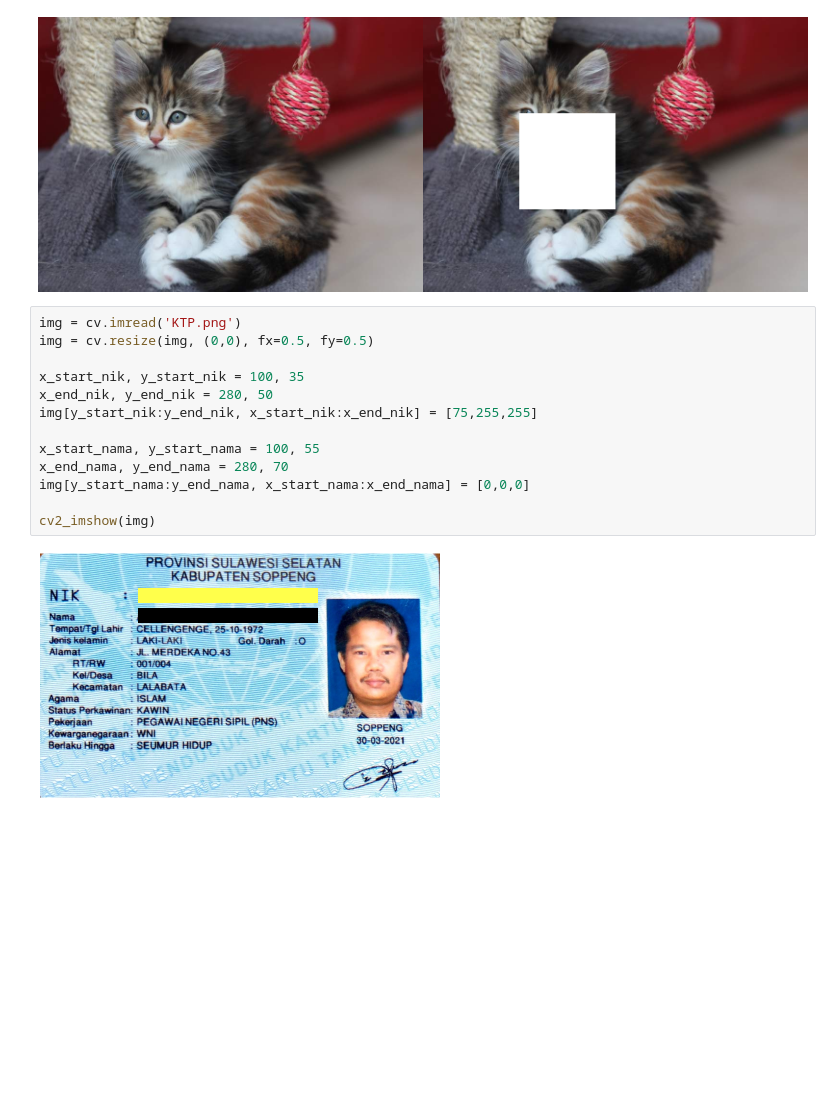
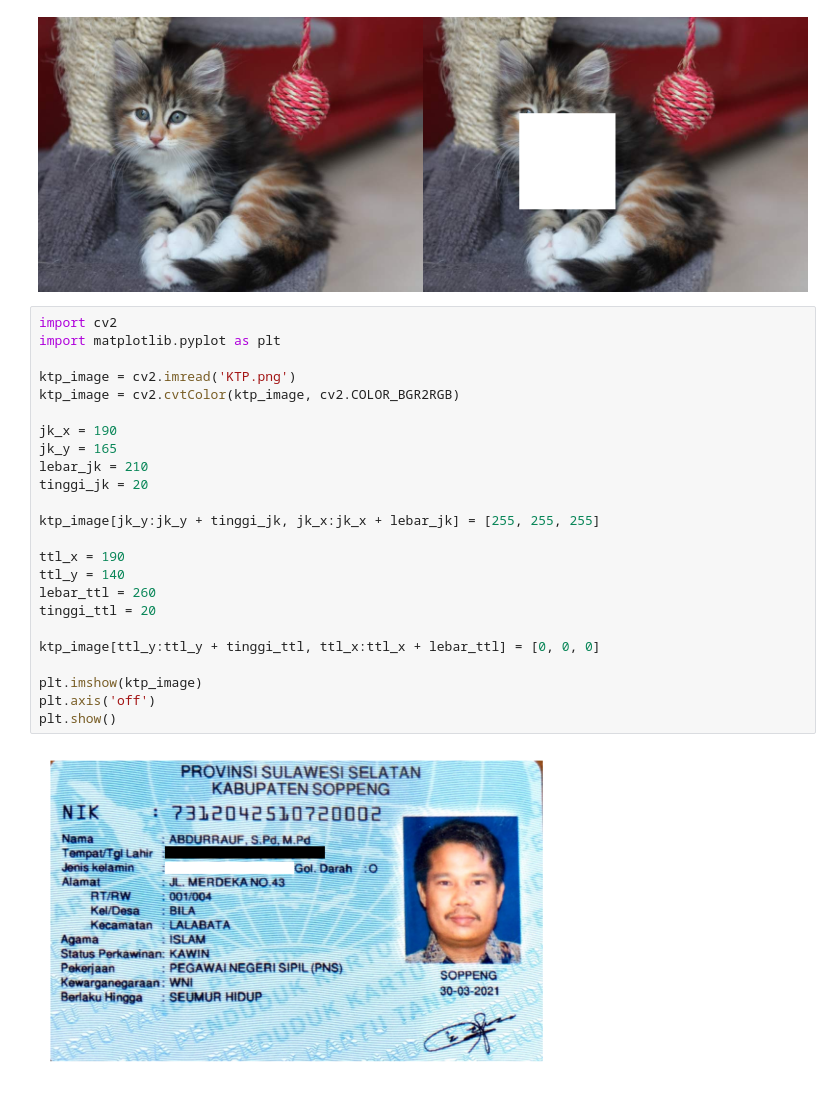
Before and after one commit to patriciaanggraeni/PCVK_Ganjil_2023, a Jupyter notebook: week_01.ipynb, the cells around one changed output. Cells and saved outputs as stored; diff of their text form; blank space fills up the shorter version.

```diff
--- a/week_01.ipynb
+++ b/week_01.ipynb
@@ -120,18 +120,29 @@ final_frame = cv.hconcat((image_2, image_3))
 cv2_imshow(final_frame)
 # %% [output]
 [figure]
-# %%
-img = cv.imread('KTP.png')
-img = cv.resize(img, (0,0), fx=0.5, fy=0.5)
-
-x_start_nik, y_start_nik = 100, 35
-x_end_nik, y_end_nik = 280, 50
-img[y_start_nik:y_end_nik, x_start_nik:x_end_nik] = [75,255,255]
-
-x_start_nama, y_start_nama = 100, 55
-x_end_nama, y_end_nama = 280, 70
-img[y_start_nama:y_end_nama, x_start_nama:x_end_nama] = [0,0,0]
-
-cv2_imshow(img)
-# %% [output]
-[figure, removed]
+# %%
+import cv2
+import matplotlib.pyplot as plt
+
+ktp_image = cv2.imread('KTP.png')
+ktp_image = cv2.cvtColor(ktp_image, cv2.COLOR_BGR2RGB)
+
+jk_x = 190
+jk_y = 165
+lebar_jk = 210
+tinggi_jk = 20
+
+ktp_image[jk_y:jk_y + tinggi_jk, jk_x:jk_x + lebar_jk] = [255, 255, 255]
+
+ttl_x = 190
+ttl_y = 140
+lebar_ttl = 260
+tinggi_ttl = 20
+
+ktp_image[ttl_y:ttl_y + tinggi_ttl, ttl_x:ttl_x + lebar_ttl] = [0, 0, 0]
+
+plt.imshow(ktp_image)
+plt.axis('off')
+plt.show()
+# %% [output]
+[figure, added]
```
